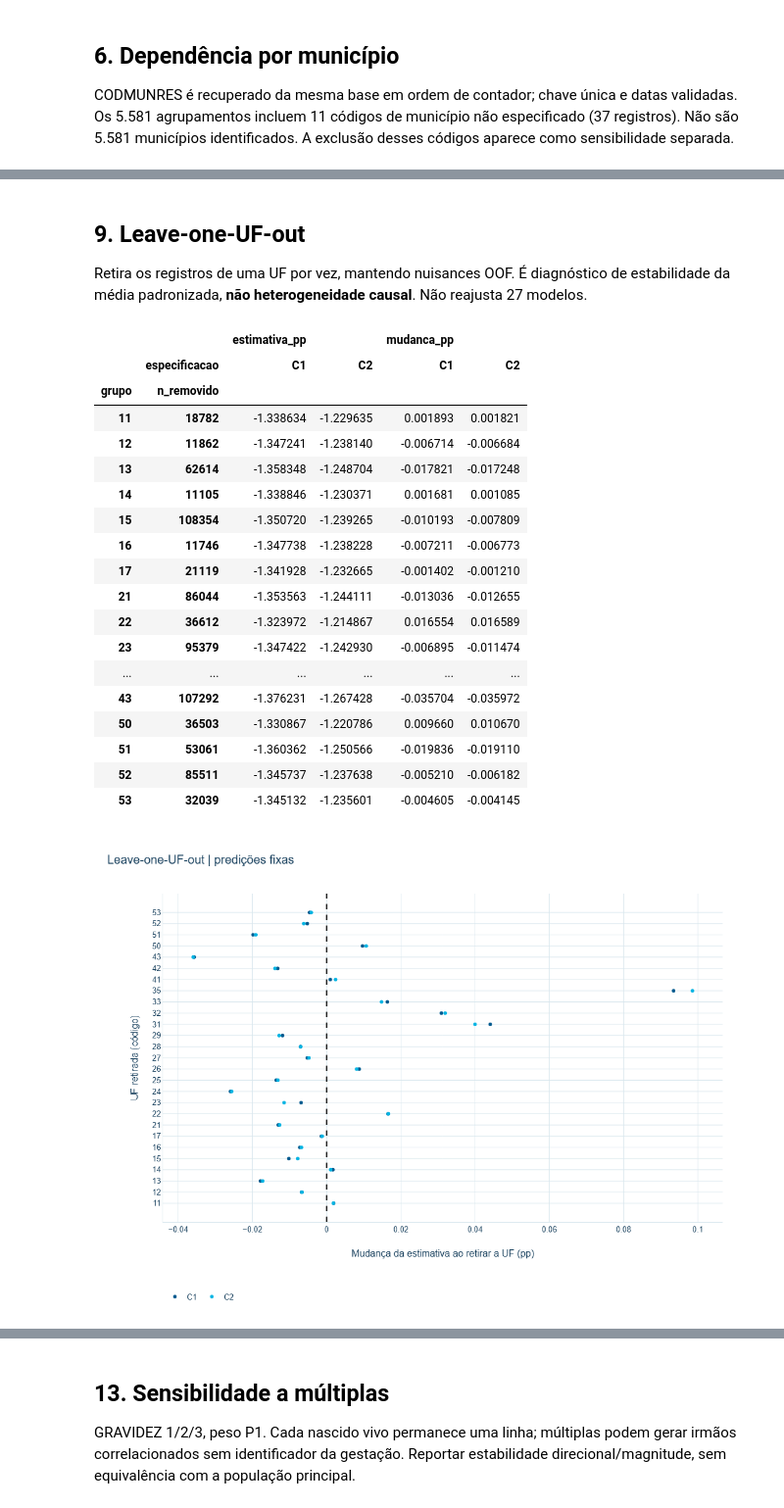
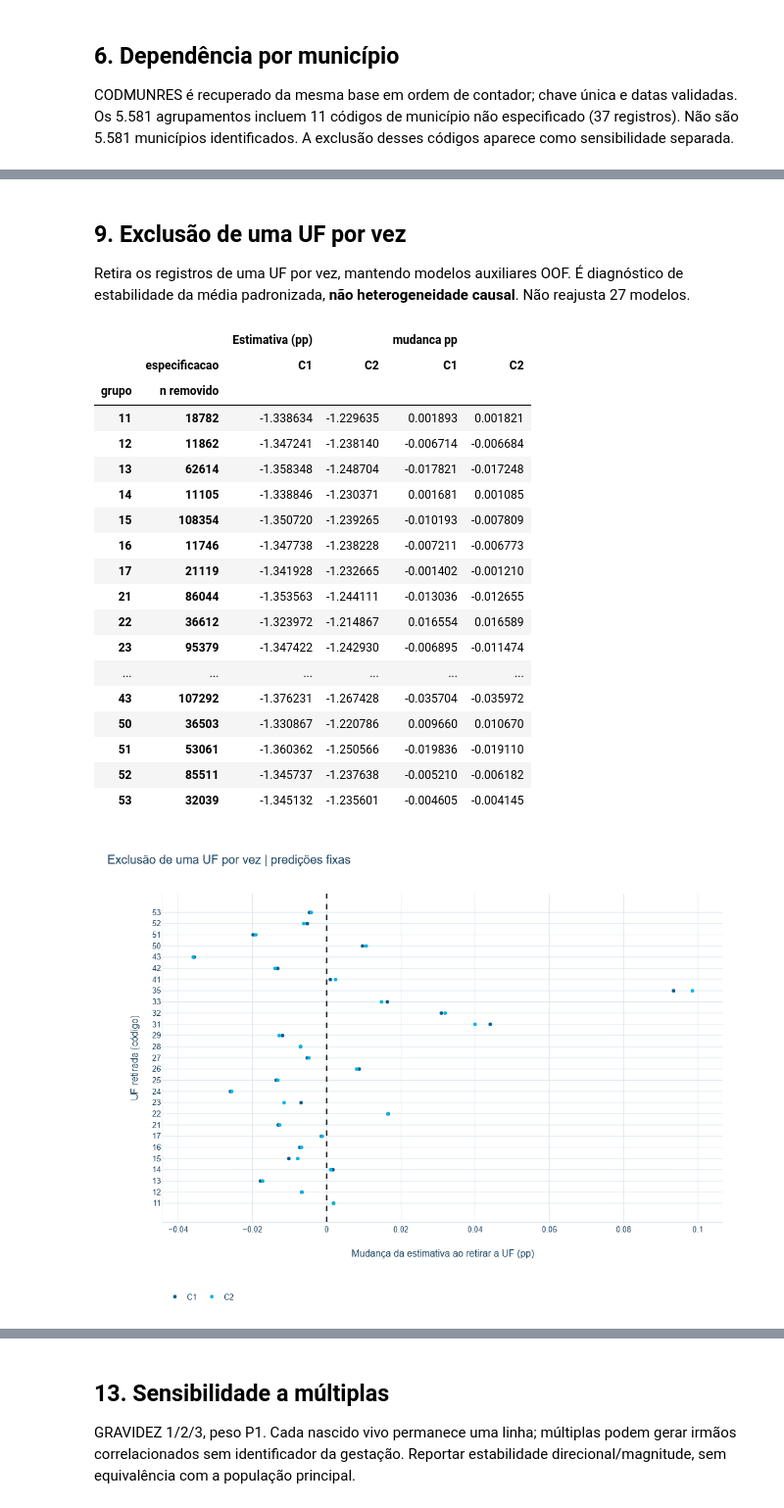
Before and after one commit to ariel-velardo/data-science-projects, a Jupyter notebook: projetos/big-data-sinasc-causal-ml/notebooks/04_robustez_e_auditoria_metodologica.ipynb, the cells around one changed output, grey strips where cells are left out. Shown at 98% size. Drawn from its saved outputs; the diff is of its cells as text; code cells hidden in the pictures.

Commit message:
docs: padroniza notebooks em portugues e documenta ambiente

```diff
--- a/projetos/big-data-sinasc-causal-ml/notebooks/04_robustez_e_auditoria_metodologica.ipynb
+++ b/projetos/big-data-sinasc-causal-ml/notebooks/04_robustez_e_auditoria_metodologica.ipynb
@@ -236,7 +237,7 @@ fig=go.Figure()
 for pct in ['100.0','0.1','1.0','5.0']:
     d=influencia['especificacoes']['C1']['perfis'][pct]['categorias']['UF_RESIDENCIA']
     ufs=sorted(d)
-    fig.add_scatter(x=ufs,y=[100*d[u]['proporcao'] for u in ufs],mode='lines+markers',name='Amostra' if pct=='100.0' else 'Top '+pct+'%')
+    fig.add_scatter(x=ufs,y=[100*d[u]['proporcao'] for u in ufs],mode='lines+markers',name='Amostra' if pct=='100.0' else 'Extremos '+pct+'%')
 fig.update_xaxes(title='UF de residência (código)')
 fig.update_yaxes(title='Participação no grupo (%)',rangemode='tozero')
 mostrar(fig,'Composição geográfica dos extremos C1 | descrição','perfil_uf')
@@ -385,39 +386,39 @@ display(pd.DataFrame(performance).round(6))
 # %% [markdown]
-## 9. Leave-one-UF-out
+## 9. Exclusão de uma UF por vez
 
-Retira os registros de uma UF por vez, mantendo nuisances OOF. É diagnóstico de estabilidade da média padronizada, **não heterogeneidade causal**. Não reajusta 27 modelos.
+Retira os registros de uma UF por vez, mantendo modelos auxiliares OOF. É diagnóstico de estabilidade da média padronizada, **não heterogeneidade causal**. Não reajusta 27 modelos.
 # %%
 loo=pd.DataFrame(influencia['leave_one_uf_out'])
 display(loo.pivot(index=['grupo','n_removido'],columns='especificacao',values=['estimativa_pp','mudanca_pp']).round(6))
 fig=go.Figure()
 for s in ['C1','C2']:
     d=loo[loo.especificacao==s]
     fig.add_scatter(x=d.mudanca_pp,y=d.grupo,mode='markers',name=s)
 fig.add_vline(x=0,line_dash='dash')
 fig.update_xaxes(title='Mudança da estimativa ao retirar a UF (pp)')
 fig.update_yaxes(title='UF retirada (código)',type='category')
-mostrar(fig,'Leave-one-UF-out | predições fixas','leave_uf',800)
+mostrar(fig,'Exclusão de uma UF por vez | predições fixas','leave_uf',800)
 # %% [output]
-|  |  | estimativa_pp |  | mudanca_pp |  |
+|  |  | Estimativa (pp) |  | mudanca pp |  |
 |  | especificacao | C1 | C2 | C1 | C2 |
-| grupo | n_removido |  |  |  |  |
+| grupo | n removido |  |  |  |  |
 | 11 | 18782 | -1.338634 | -1.229635 | 0.001893 | 0.001821 |
 | 12 | 11862 | -1.347241 | -1.238140 | -0.006714 | -0.006684 |
 | 13 | 62614 | -1.358348 | -1.248704 | -0.017821 | -0.017248 |
 | 14 | 11105 | -1.338846 | -1.230371 | 0.001681 | 0.001085 |
 | 15 | 108354 | -1.350720 | -1.239265 | -0.010193 | -0.007809 |
 | 16 | 11746 | -1.347738 | -1.238228 | -0.007211 | -0.006773 |
 | 17 | 21119 | -1.341928 | -1.232665 | -0.001402 | -0.001210 |
 | 21 | 86044 | -1.353563 | -1.244111 | -0.013036 | -0.012655 |
 | 22 | 36612 | -1.323972 | -1.214867 | 0.016554 | 0.016589 |
 | 23 | 95379 | -1.347422 | -1.242930 | -0.006895 | -0.011474 |
 | ... | ... | ... | ... | ... | ... |
 | 43 | 107292 | -1.376231 | -1.267428 | -0.035704 | -0.035972 |
 | 50 | 36503 | -1.330867 | -1.220786 | 0.009660 | 0.010670 |
 | 51 | 53061 | -1.360362 | -1.250566 | -0.019836 | -0.019110 |
 | 52 | 85511 | -1.345737 | -1.237638 | -0.005210 | -0.006182 |
 | 53 | 32039 | -1.345132 | -1.235601 | -0.004605 | -0.004145 |
-[figure, old version]
+[figure, new version]
 # %% [markdown]
 São Paulo (35) produz a maior mudança, cerca de +0,09–0,10 pp. O sinal permanece negativo em todas as exclusões. Participação geográfica não implica mecanismo causal.
 
```
Also changed, not shown: parts of 30 cells of this notebook, 22 other files.
